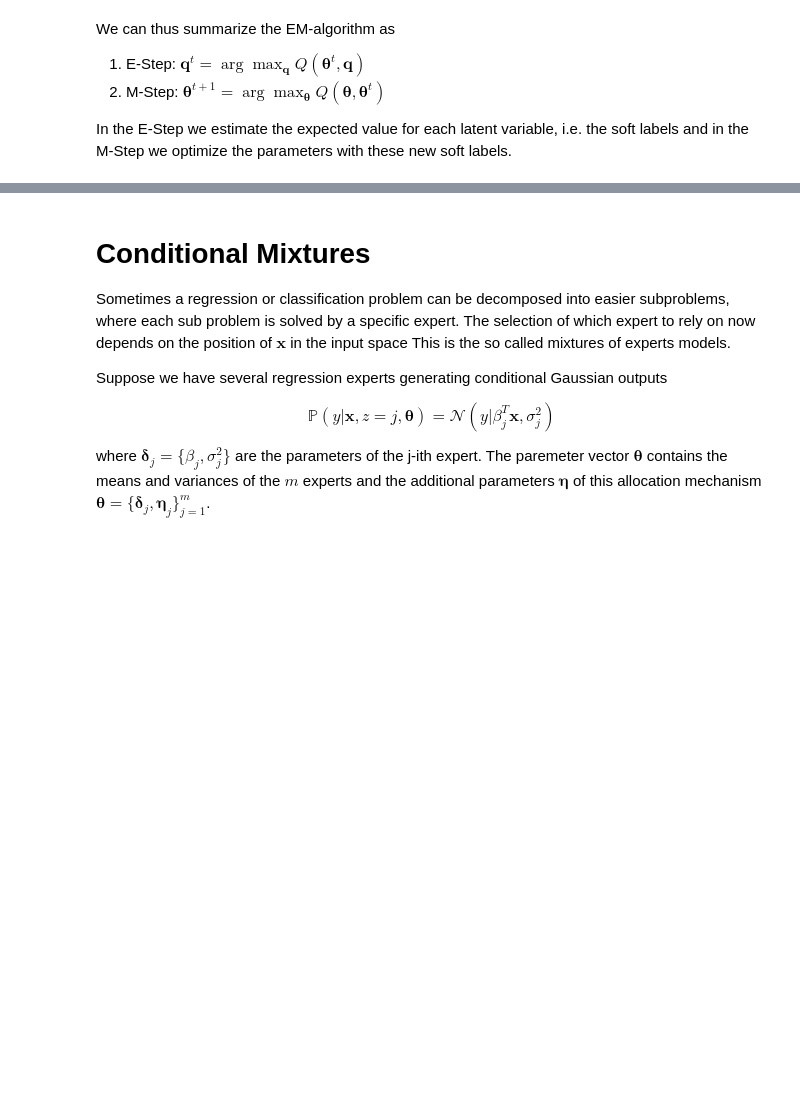
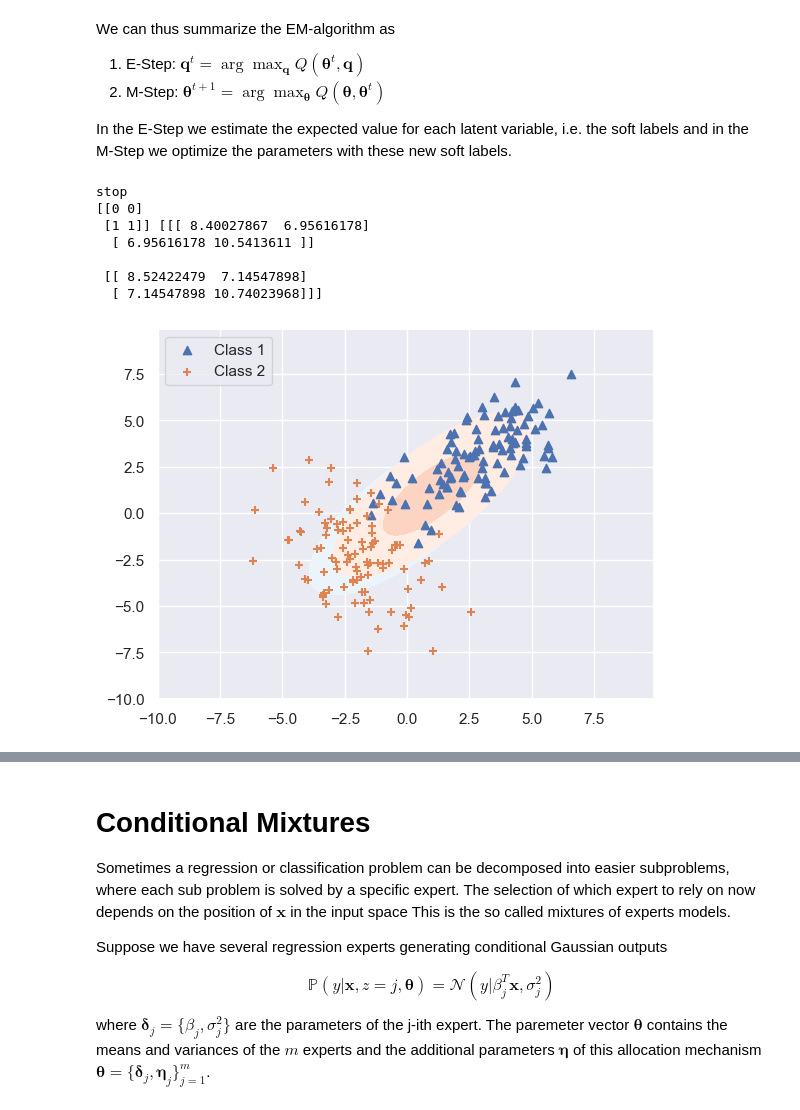
Before and after one commit to MathieuGr02/mathieugr.github.io, a Jupyter notebook: _notebooks/Machine-Learning/09-Mixture-Models.ipynb, the cells around one changed output, grey strips where cells are left out. Saved outputs shown, nothing was run; the diff lists cells and outputs as text; code cells hidden in the pictures; blank space fills up the shorter version.

```diff
--- a/_notebooks/Machine-Learning/09-Mixture-Models.ipynb
+++ b/_notebooks/Machine-Learning/09-Mixture-Models.ipynb
@@ -304,0 +345,40 @@ In the E-Step we estimate the expected value for each latent variable, i.e. the
+# %%
+np.random.seed(0)
+x = np.arange(-10, 10, 0.1)
+X, Y = np.meshgrid(x, x)
+pos = np.dstack((X, Y))
+
+norm1 = stats.multivariate_normal([3, 3], [[3, 2], [2, 3]])
+norm2 = stats.multivariate_normal([-2, -2], [[2, 1], [-2, 5]])
+
+class1 = norm1.rvs(size=100)
+class2 = norm2.rvs(size=100)
+
+data = np.vstack((class1, class2))
+mean , cov = EM(data, 2)
+print(mean, cov)
+x = np.arange(-10, 10, 0.1)
+
+norm1_pred = stats.multivariate_normal(mean[0], cov[0])
+norm2_pred = stats.multivariate_normal(mean[1], cov[1])
+
+Z1 = norm1_pred.pdf(pos)
+Z2 = norm2_pred.pdf(pos)
+
+levels = np.arange(0.0, 0.1, 0.01) + 0.01
+
+plt.contourf(X, Y, Z1, levels, extent=(-3,3,-2,2),cmap=cm.Blues, alpha=1)
+plt.contourf(X, Y, Z2, levels, extent=(-3,3,-2,2),cmap=cm.Reds, alpha=1)
+plt.scatter(class1[:, 0], class1[:, 1], marker='^', label='Class 1')
+plt.scatter(class2[:, 0], class2[:, 1], marker='+', label='Class 2')
+plt.legend()
+plt.show()
+# %% [output]
+stop
+[[0 0]
+ [1 1]] [[[ 8.40027867  6.95616178]
+  [ 6.95616178 10.5413611 ]]
+
+ [[ 8.52422479  7.14547898]
+  [ 7.14547898 10.74023968]]]
+[figure, added]
```
Also changed, not shown: parts of 3 cells of this notebook, 20 other files.
